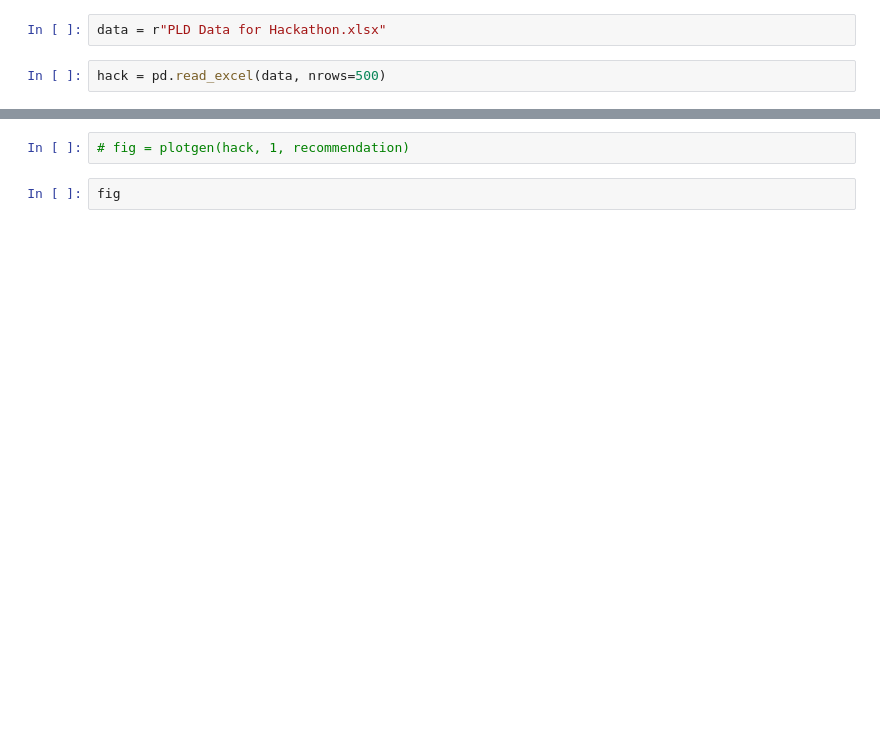
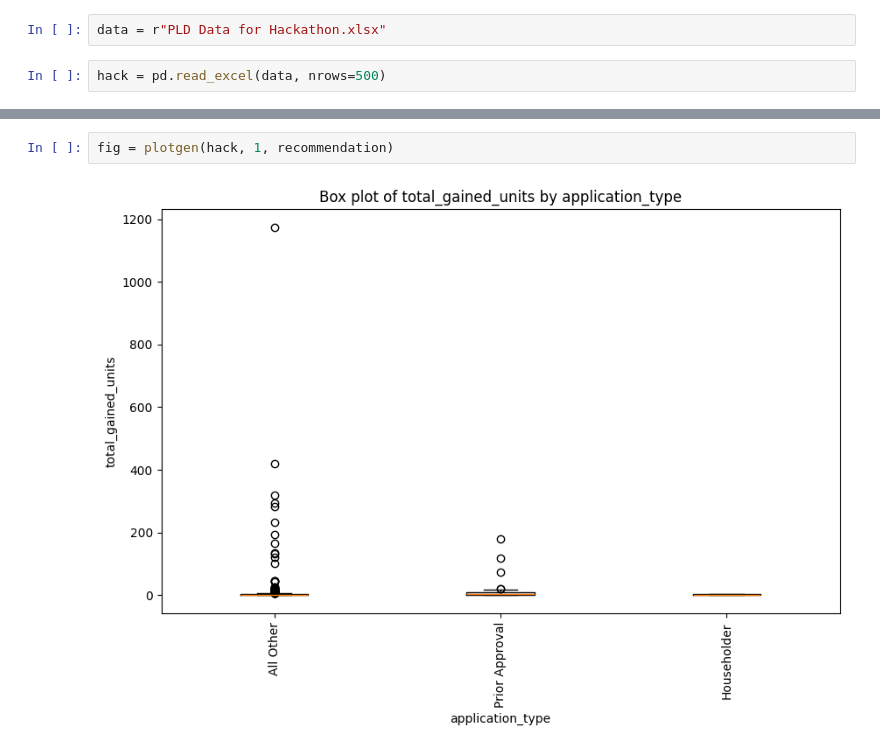
Before and after one commit to jerryola1/PlotSenseAI, a Jupyter notebook: test.ipynb, the cells around one changed output, grey strips where cells are left out. Cells and saved outputs as stored; diff of their text form; blank space fills up the shorter version.

```diff
--- a/test.ipynb
+++ b/test.ipynb
@@ -28,5 +71,5 @@ hack.head()
 # %%
-# fig = plotgen(hack, 1, recommendation)
+fig = plotgen(hack, 1, recommendation)
+# %% [output]
+[figure, added]
-# %%
-fig
 # %%
```
Also changed, not shown: parts of 6 cells of this notebook.
